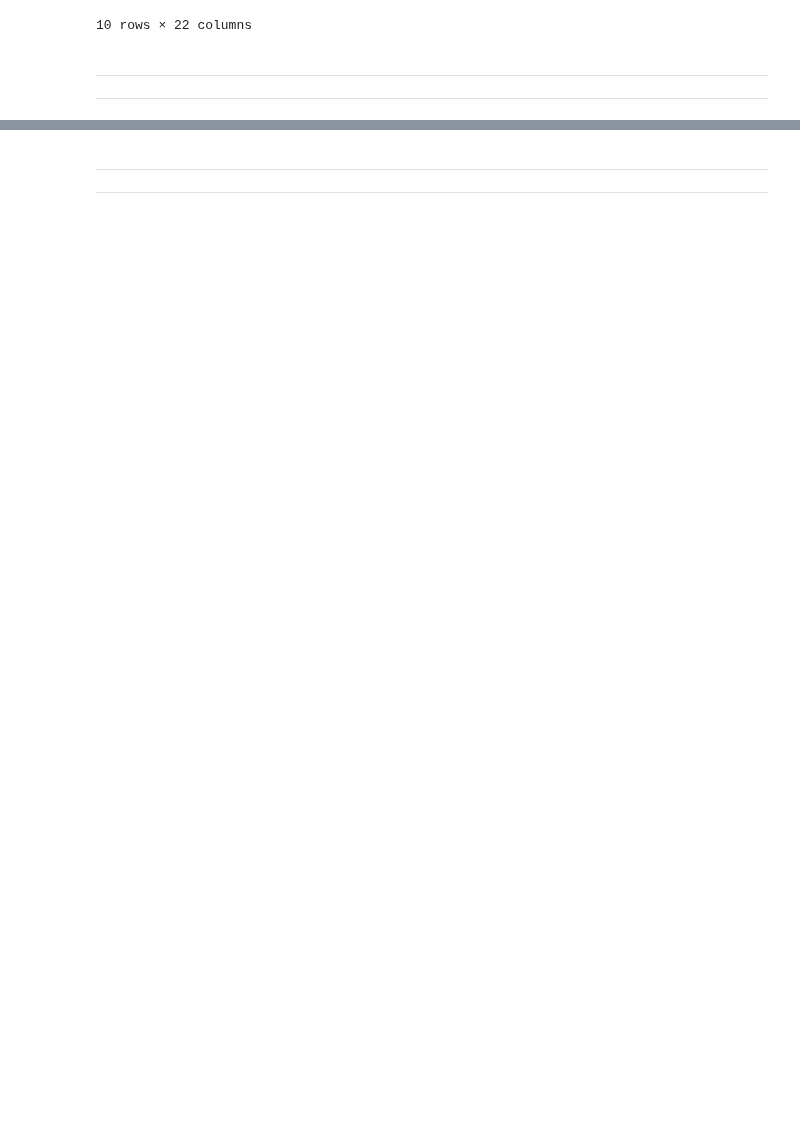
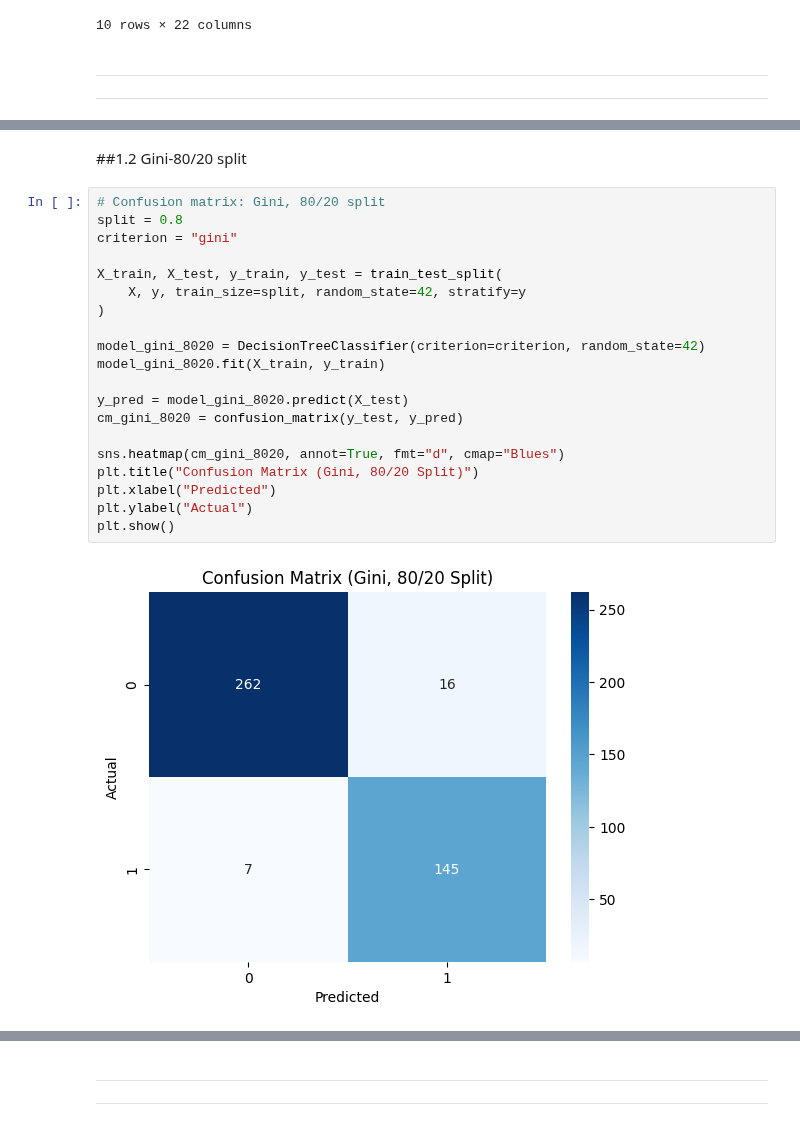
Before and after one commit to shahodi011/IT326-Project, a Jupyter notebook: Reports/Phase3.ipynb, the cells around one changed output, grey strips where cells are left out. Saved outputs shown, nothing was run; the diff lists cells and outputs as text; blank space fills up the shorter version.

```diff
--- a/Reports/Phase3.ipynb
+++ b/Reports/Phase3.ipynb
@@ -274,0 +329,24 @@ To further evaluate the best-performing model, a confusion matrix was plotted to
+# %% [markdown]
+##1.2 Gini-80/20 split
+# %%
+# Confusion matrix: Gini, 80/20 split
+split = 0.8
+criterion = "gini"
+
+X_train, X_test, y_train, y_test = train_test_split(
+    X, y, train_size=split, random_state=42, stratify=y
+)
+
+model_gini_8020 = DecisionTreeClassifier(criterion=criterion, random_state=42)
+model_gini_8020.fit(X_train, y_train)
+
+y_pred = model_gini_8020.predict(X_test)
+cm_gini_8020 = confusion_matrix(y_test, y_pred)
+
+sns.heatmap(cm_gini_8020, annot=True, fmt="d", cmap="Blues")
+plt.title("Confusion Matrix (Gini, 80/20 Split)")
+plt.xlabel("Predicted")
+plt.ylabel("Actual")
+plt.show()
+# %% [output]
+[figure, added]
```
Also changed, not shown: parts of 47 cells of this notebook.
